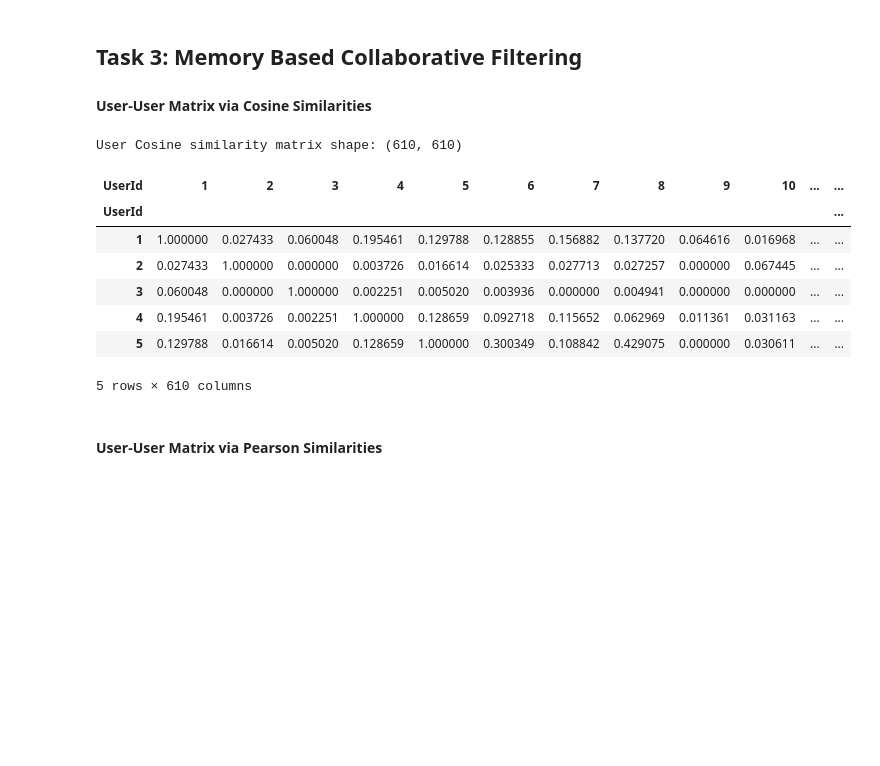
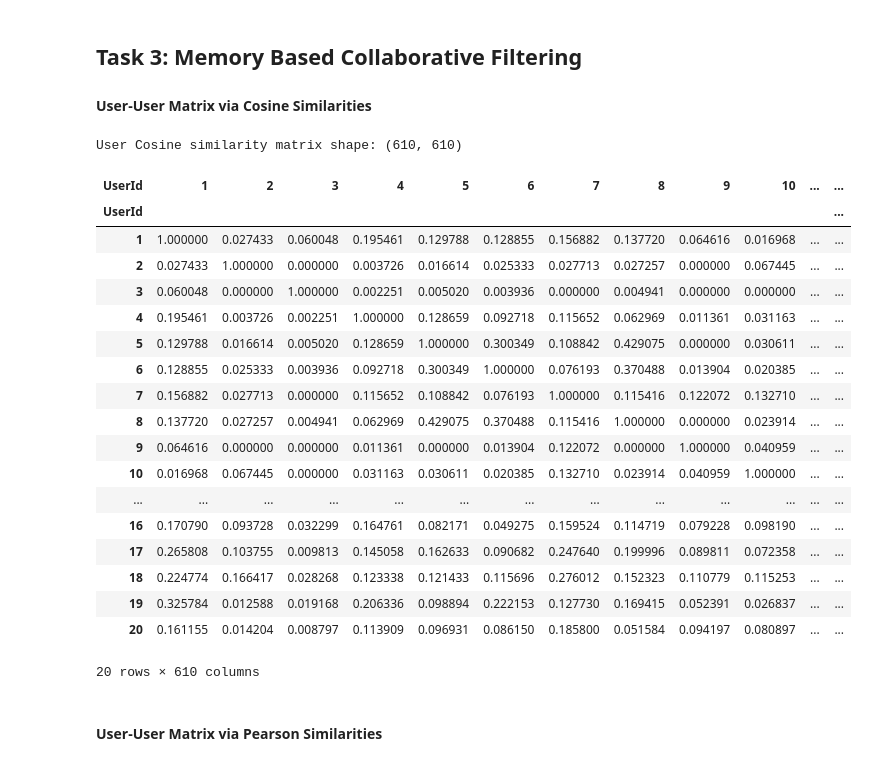
Before and after one commit to juanbucz/FullStackAcademyAICourse, a Jupyter notebook: Incremental Capstones/Capstone 8/Incremental Capstone 8 - Movies - Recommendation Systems.ipynb, the cells around one changed output. Saved outputs shown, nothing was run; the diff lists cells and outputs as text; code cells hidden in the pictures; blank space fills up the shorter version.

```diff
--- a/Incremental Capstones/Capstone 8/Incremental Capstone 8 - Movies - Recommendation Systems.ipynb
+++ b/Incremental Capstones/Capstone 8/Incremental Capstone 8 - Movies - Recommendation Systems.ipynb
@@ -957,24 +962,35 @@ Imputed User-Item Matrix
 # %%
 # Cosine Similarity
 userCosineSimilarity = cosine_similarity(df_UserItemMatrix)
 df_UserCosineSimilarity = pd.DataFrame(
                                             userCosineSimilarity,
                                             index=df_UserItemMatrix.index,
                                             columns=df_UserItemMatrix.index
                                         )
 
 print('User Cosine similarity matrix shape:', df_UserCosineSimilarity.shape)
-df_UserCosineSimilarity.head()
+df_UserCosineSimilarity.head(20)
 # %% [output]
 User Cosine similarity matrix shape: (610, 610)
 | UserId | 1 | 2 | 3 | 4 | 5 | 6 | 7 | 8 | 9 | 10 | ... | ... |
 | UserId |  |  |  |  |  |  |  |  |  |  |  | ... |
 | 1 | 1.000000 | 0.027433 | 0.060048 | 0.195461 | 0.129788 | 0.128855 | 0.156882 | 0.137720 | 0.064616 | 0.016968 | ... | ... |
 | 2 | 0.027433 | 1.000000 | 0.000000 | 0.003726 | 0.016614 | 0.025333 | 0.027713 | 0.027257 | 0.000000 | 0.067445 | ... | ... |
 | 3 | 0.060048 | 0.000000 | 1.000000 | 0.002251 | 0.005020 | 0.003936 | 0.000000 | 0.004941 | 0.000000 | 0.000000 | ... | ... |
 | 4 | 0.195461 | 0.003726 | 0.002251 | 1.000000 | 0.128659 | 0.092718 | 0.115652 | 0.062969 | 0.011361 | 0.031163 | ... | ... |
 | 5 | 0.129788 | 0.016614 | 0.005020 | 0.128659 | 1.000000 | 0.300349 | 0.108842 | 0.429075 | 0.000000 | 0.030611 | ... | ... |
+| 6 | 0.128855 | 0.025333 | 0.003936 | 0.092718 | 0.300349 | 1.000000 | 0.076193 | 0.370488 | 0.013904 | 0.020385 | ... | ... |
+| 7 | 0.156882 | 0.027713 | 0.000000 | 0.115652 | 0.108842 | 0.076193 | 1.000000 | 0.115416 | 0.122072 | 0.132710 | ... | ... |
+| 8 | 0.137720 | 0.027257 | 0.004941 | 0.062969 | 0.429075 | 0.370488 | 0.115416 | 1.000000 | 0.000000 | 0.023914 | ... | ... |
+| 9 | 0.064616 | 0.000000 | 0.000000 | 0.011361 | 0.000000 | 0.013904 | 0.122072 | 0.000000 | 1.000000 | 0.040959 | ... | ... |
+| 10 | 0.016968 | 0.067445 | 0.000000 | 0.031163 | 0.030611 | 0.020385 | 0.132710 | 0.023914 | 0.040959 | 1.000000 | ... | ... |
+| ... | ... | ... | ... | ... | ... | ... | ... | ... | ... | ... | ... | ... |
+| 16 | 0.170790 | 0.093728 | 0.032299 | 0.164761 | 0.082171 | 0.049275 | 0.159524 | 0.114719 | 0.079228 | 0.098190 | ... | ... |
+| 17 | 0.265808 | 0.103755 | 0.009813 | 0.145058 | 0.162633 | 0.090682 | 0.247640 | 0.199996 | 0.089811 | 0.072358 | ... | ... |
+| 18 | 0.224774 | 0.166417 | 0.028268 | 0.123338 | 0.121433 | 0.115696 | 0.276012 | 0.152323 | 0.110779 | 0.115253 | ... | ... |
+| 19 | 0.325784 | 0.012588 | 0.019168 | 0.206336 | 0.098894 | 0.222153 | 0.127730 | 0.169415 | 0.052391 | 0.026837 | ... | ... |
+| 20 | 0.161155 | 0.014204 | 0.008797 | 0.113909 | 0.096931 | 0.086150 | 0.185800 | 0.051584 | 0.094197 | 0.080897 | ... | ... |
-5 rows × 610 columns
+20 rows × 610 columns
 # %% [markdown]
 #### **User-User Matrix via Pearson Similarities** ####
 # %%
```
Also changed, not shown: parts of 23 cells of this notebook.
